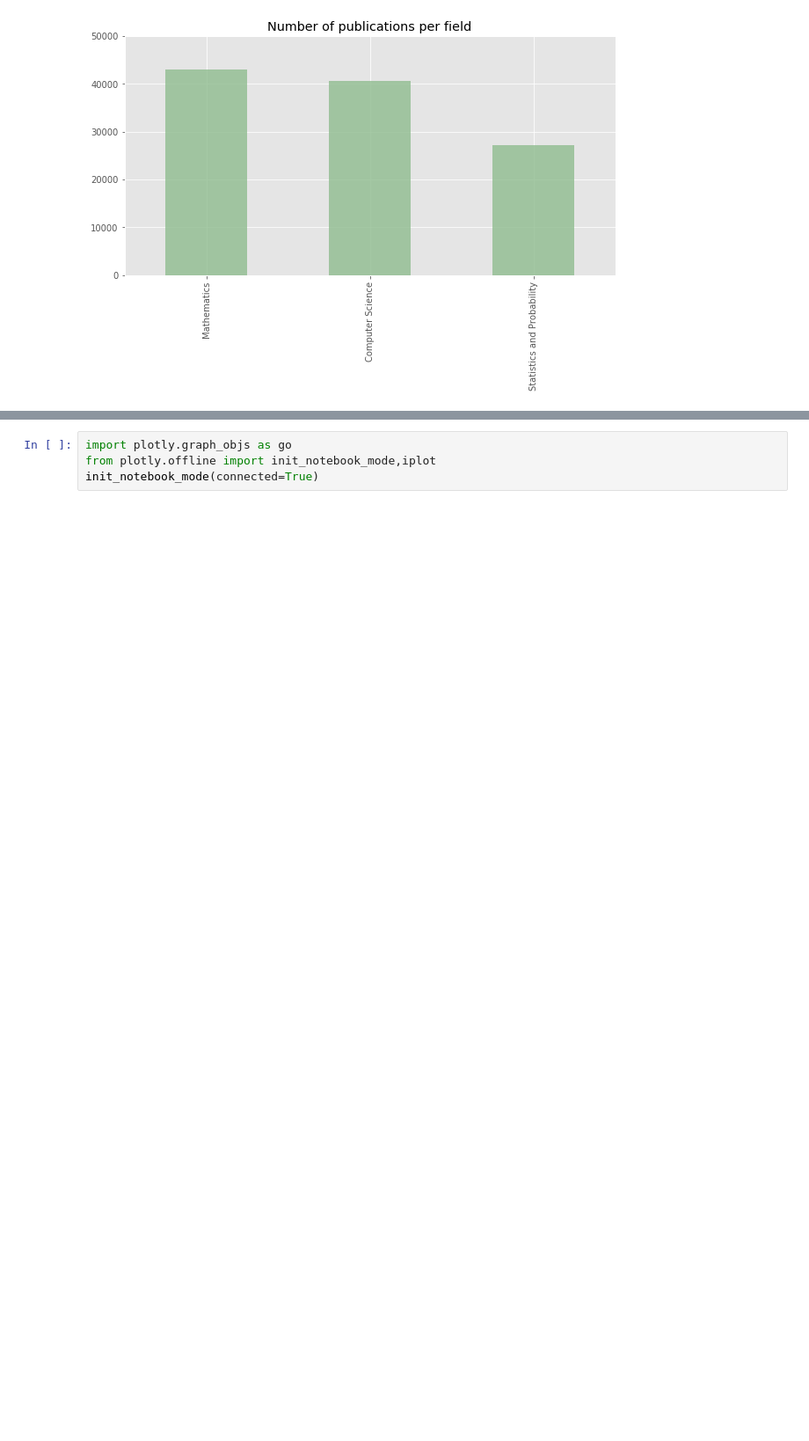
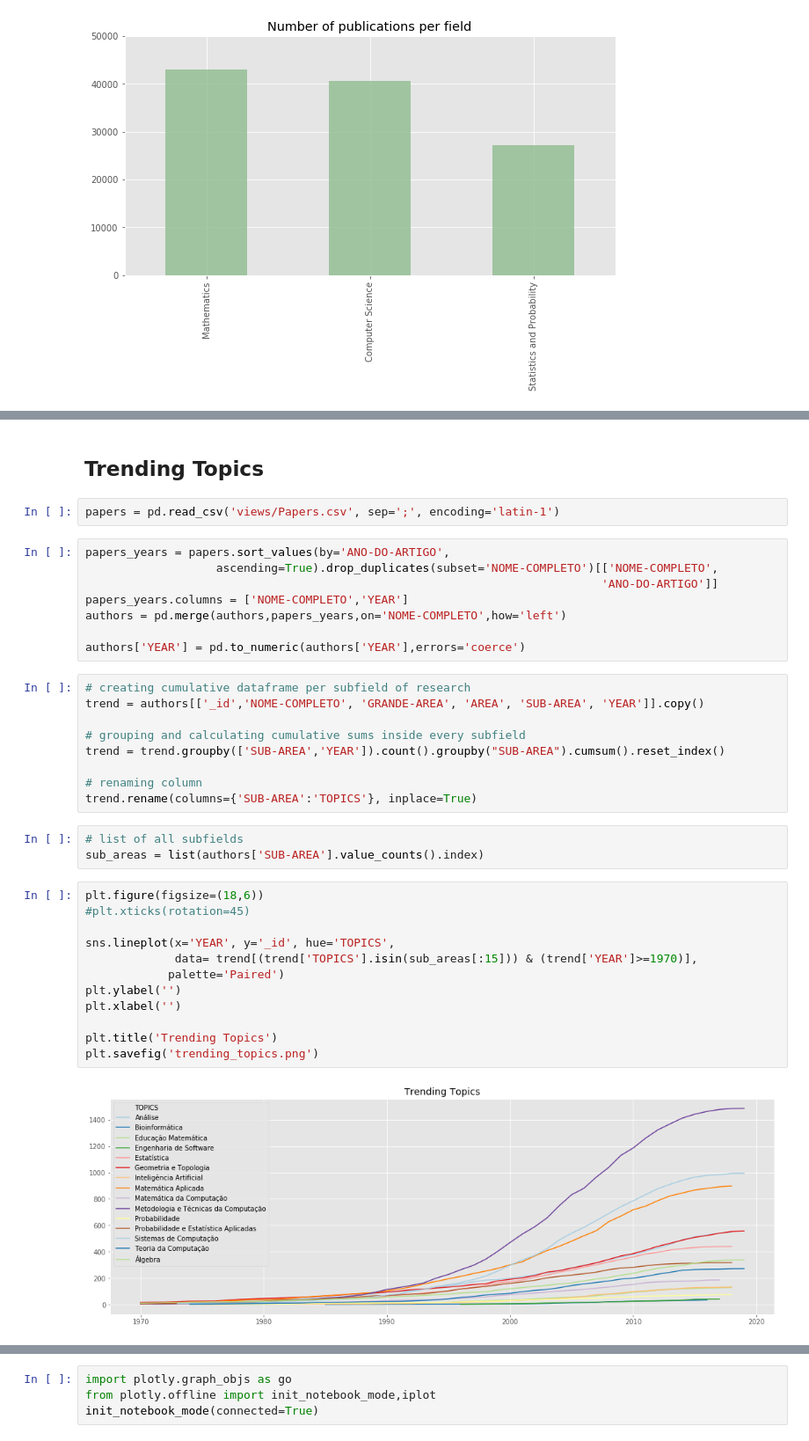
Before and after one commit to davibarreira/PBMNet, a Jupyter notebook: Exploring_Database.ipynb, the cells around one changed output, grey strips where cells are left out. Shown at 88% size. Drawn from its saved outputs; the diff is of its cells as text; blank space fills up the shorter version.

Commit message:
Updated Exploring_Database.ipynb - created choropleths and trending topics visualizations

```diff
--- a/Exploring_Database.ipynb
+++ b/Exploring_Database.ipynb
@@ -324,0 +323,38 @@ plt.savefig('Publicacoes_por_area.png', bbox_inches='tight')
+# %% [markdown]
+## Trending Topics
+# %%
+papers = pd.read_csv('views/Papers.csv', sep=';', encoding='latin-1')
+# %%
+papers_years = papers.sort_values(by='ANO-DO-ARTIGO',
+                   ascending=True).drop_duplicates(subset='NOME-COMPLETO')[['NOME-COMPLETO',
+                                                                           'ANO-DO-ARTIGO']]
+papers_years.columns = ['NOME-COMPLETO','YEAR']
+authors = pd.merge(authors,papers_years,on='NOME-COMPLETO',how='left')
+
+authors['YEAR'] = pd.to_numeric(authors['YEAR'],errors='coerce')
+# %%
+# creating cumulative dataframe per subfield of research
+trend = authors[['_id','NOME-COMPLETO', 'GRANDE-AREA', 'AREA', 'SUB-AREA', 'YEAR']].copy()
+
+# grouping and calculating cumulative sums inside every subfield
+trend = trend.groupby(['SUB-AREA','YEAR']).count().groupby("SUB-AREA").cumsum().reset_index()
+
+# renaming column
+trend.rename(columns={'SUB-AREA':'TOPICS'}, inplace=True)
+# %%
+# list of all subfields
+sub_areas = list(authors['SUB-AREA'].value_counts().index)
+# %%
+plt.figure(figsize=(18,6))
+#plt.xticks(rotation=45)
+
+sns.lineplot(x='YEAR', y='_id', hue='TOPICS',
+             data= trend[(trend['TOPICS'].isin(sub_areas[:15])) & (trend['YEAR']>=1970)],
+            palette='Paired')
+plt.ylabel('')
+plt.xlabel('')
+
+plt.title('Trending Topics')
+plt.savefig('trending_topics.png')
+# %% [output]
+[figure, added]
```
Also changed, not shown: parts of 16 cells of this notebook, 6 other files.
